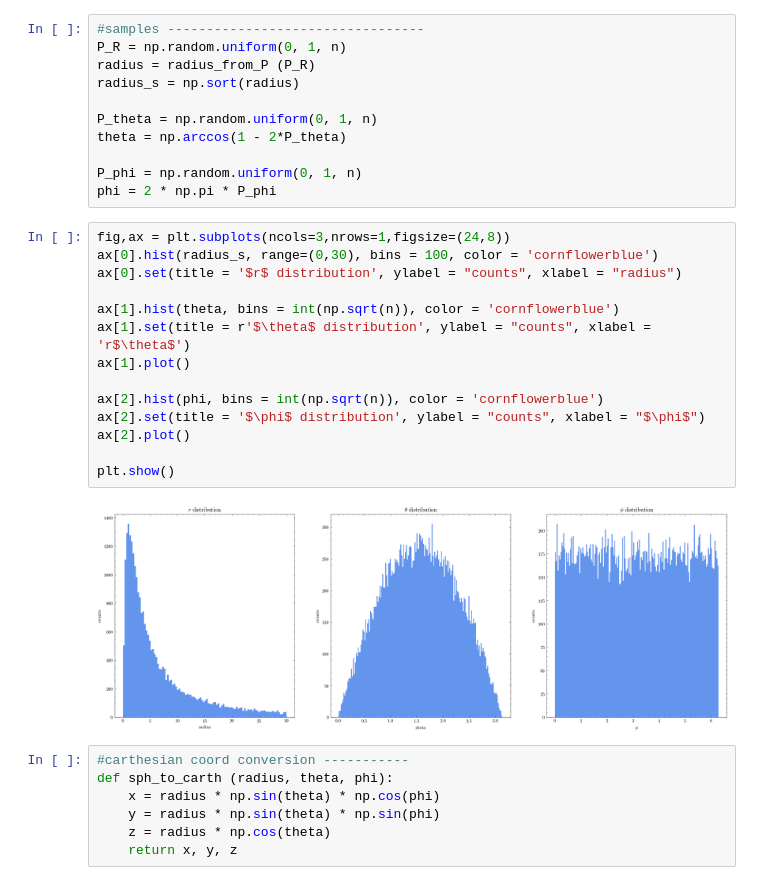
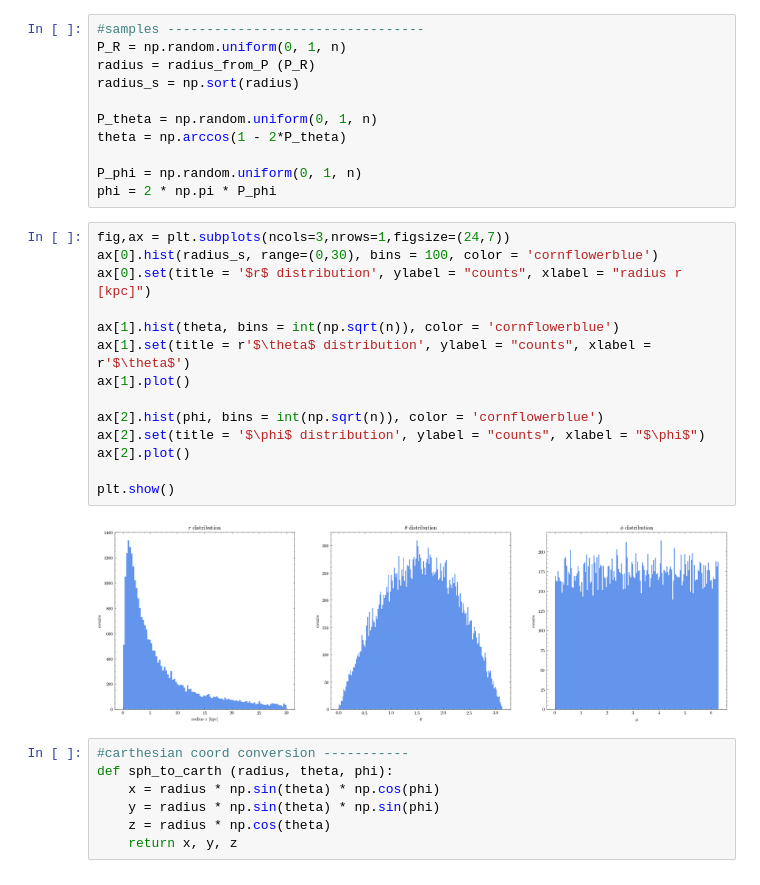
Before and after one commit to lisam10/stellar_systems_dynamics2024, a Jupyter notebook: final_exercise/Hernquist_new.ipynb, the cells around one changed output. Drawn from its saved outputs; the diff is of its cells as text.

Commit message:
fixed plots

```diff
--- a/final_exercise/Hernquist_new.ipynb
+++ b/final_exercise/Hernquist_new.ipynb
@@ -74,21 +127,21 @@ theta = np.arccos(1 - 2*P_theta)
 P_phi = np.random.uniform(0, 1, n)
 phi = 2 * np.pi * P_phi
 # %%
-fig,ax = plt.subplots(ncols=3,nrows=1,figsize=(24,8))
+fig,ax = plt.subplots(ncols=3,nrows=1,figsize=(24,7))
 ax[0].hist(radius_s, range=(0,30), bins = 100, color = 'cornflowerblue')
-ax[0].set(title = '$r$ distribution', ylabel = "counts", xlabel = "radius")
+ax[0].set(title = '$r$ distribution', ylabel = "counts", xlabel = "radius r [kpc]")
 
 ax[1].hist(theta, bins = int(np.sqrt(n)), color = 'cornflowerblue')
-ax[1].set(title = r'$\theta$ distribution', ylabel = "counts", xlabel = 'r$\theta$')
+ax[1].set(title = r'$\theta$ distribution', ylabel = "counts", xlabel = r'$\theta$')
 ax[1].plot()
 
 ax[2].hist(phi, bins = int(np.sqrt(n)), color = 'cornflowerblue')
 ax[2].set(title = '$\phi$ distribution', ylabel = "counts", xlabel = "$\phi$")
 ax[2].plot()
 
 plt.show()
 # %% [output]
-[figure, old version]
+[figure, new version]
 # %%
 #carthesian coord conversion -----------
 def sph_to_carth (radius, theta, phi):
```
Also changed, not shown: parts of 28 cells of this notebook, 1 other file.
